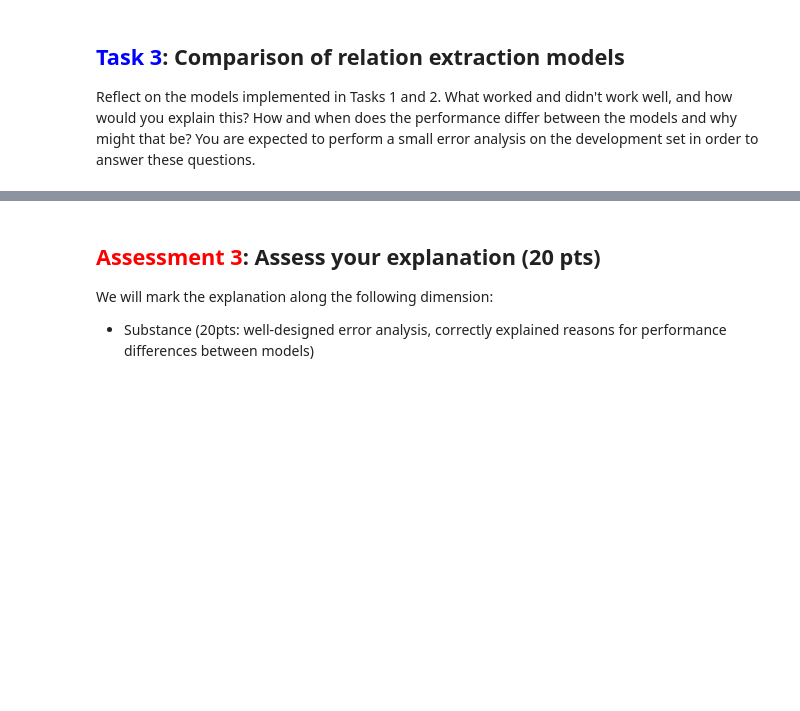
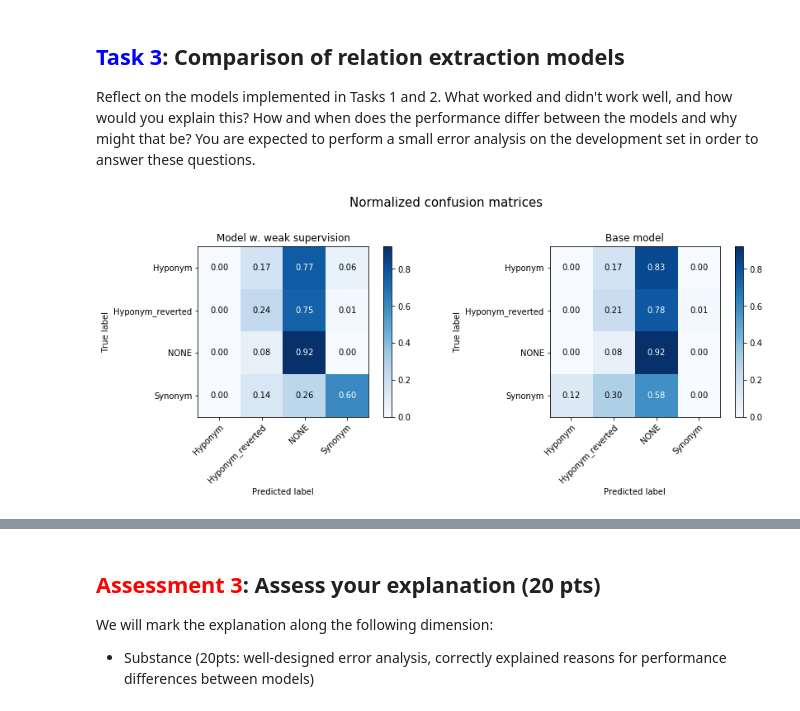
Before and after one commit to UsernamePSQ/nlp_final, a Jupyter notebook: stat-nlp-book/assignments/2019/final_assignment/problem/final_assignment.ipynb, the cells around one changed output, grey strips where cells are left out. Cells and saved outputs as stored; diff of their text form; code cells hidden in the pictures; blank space fills up the shorter version.

```diff
--- a/stat-nlp-book/assignments/2019/final_assignment/problem/final_assignment.ipynb
+++ b/stat-nlp-book/assignments/2019/final_assignment/problem/final_assignment.ipynb
@@ -753,0 +788,15 @@ Reflect on the models implemented in Tasks 1 and 2. What worked and didn't work
+# %%
+# Confusion matrix
+import seaborn as sns
+sns.reset_orig() #seaborn changes matplotlib default settings.
+
+fig, (ax1, ax2) = plt.subplots(1,2,figsize=(14,3.8))
+
+fig.suptitle('Normalized confusion matrices',y=1.1,fontsize = 15)
+ax1 = plot_confusion_matrix(y_true, y_weak, n_labels=None,normalize=True,ax = ax1)
+ax1.set(title = 'Model w. weak supervision')
+ax2 = plot_confusion_matrix(y_true, y_base, n_labels=None,normalize=True, ax = ax2)
+ax2.set(title = 'Base model')
+plt.show()
+# %% [output]
+[figure, added]
```
Also changed, not shown: parts of 10 cells of this notebook.
